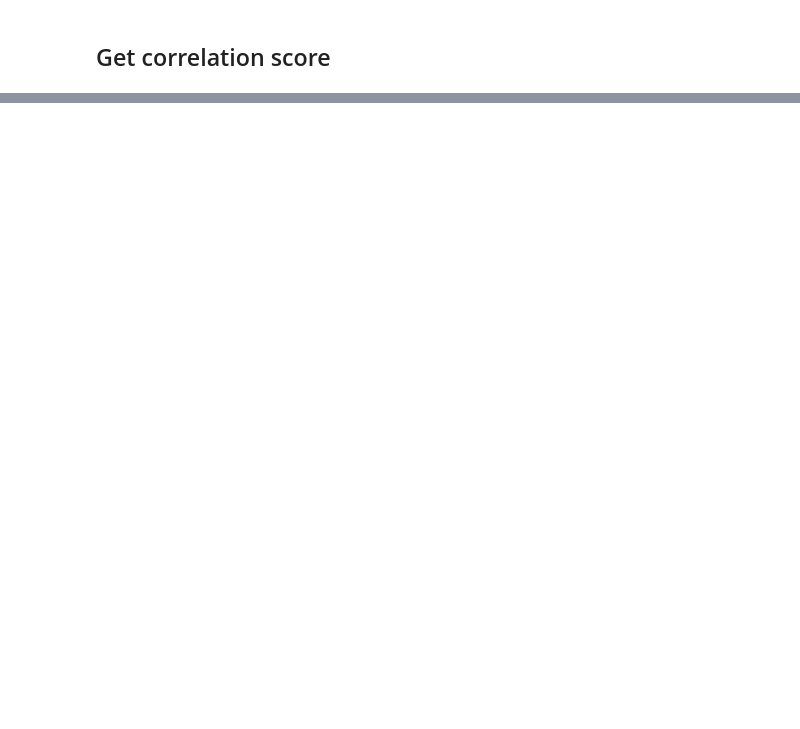
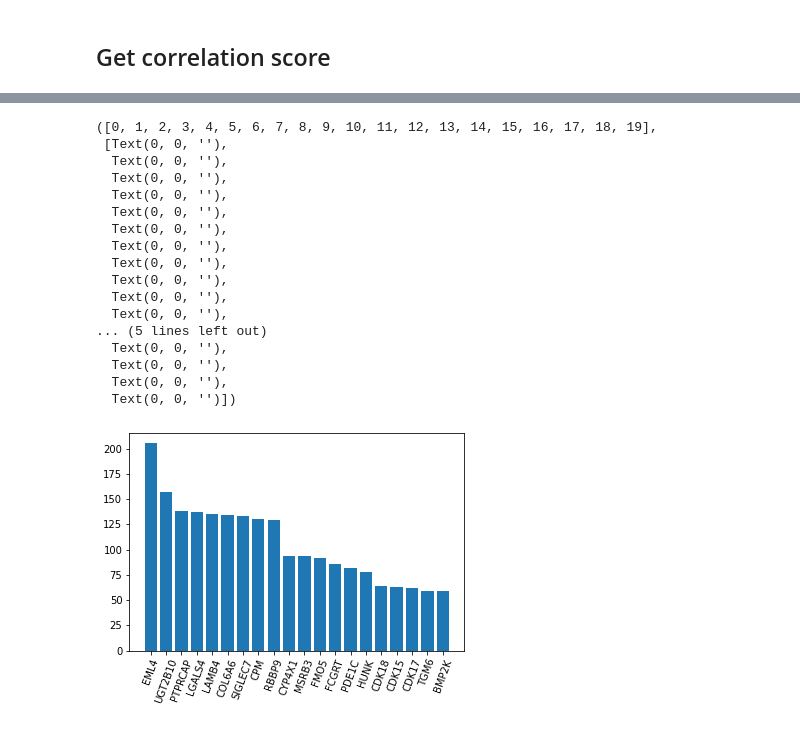
Before and after one commit to cannin/graph_neural_network_drug_response, a Jupyter notebook: notebook/Counting top20 correlation GO terms and genes.ipynb, the cells around one changed output, grey strips where cells are left out. Saved outputs shown, nothing was run; the diff lists cells and outputs as text; code cells hidden in the pictures; blank space fills up the shorter version.

```diff
--- a/notebook/Counting top20 correlation GO terms and genes.ipynb
+++ b/notebook/Counting top20 correlation GO terms and genes.ipynb
@@ -55,0 +61,13 @@ plt.xticks(rotation=70)
+# %%
+df = corr[corr['type'] == 'gene'].drop('type', axis=1)
+# %%
+t = []
+for i in [list(df[i].sort_values(ascending=False)[:20].index) for i in df.columns]:
+    t.extend(i)
+# %%
+res = pd.DataFrame([[i, t.count(i)] for i in set(t)]) \
+    .sort_values(1, ascending=False) \
+    .reset_index(drop=True)
+res.index = list(res[0])
+res = res.drop(0, axis=1)
+res.columns = ['counts']
@@ -55,0 +80,25 @@ plt.xticks(rotation=70)
+# %%
+plt.bar(
+    res[:20].index,
+    res[:20]['counts']
+)
+plt.xticks(rotation=70)
+# %% [output]
+([0, 1, 2, 3, 4, 5, 6, 7, 8, 9, 10, 11, 12, 13, 14, 15, 16, 17, 18, 19],
+ [Text(0, 0, ''),
+  Text(0, 0, ''),
+  Text(0, 0, ''),
+  Text(0, 0, ''),
+  Text(0, 0, ''),
+  Text(0, 0, ''),
+  Text(0, 0, ''),
+  Text(0, 0, ''),
+  Text(0, 0, ''),
+  Text(0, 0, ''),
+  Text(0, 0, ''),
+... (5 lines left out)
+  Text(0, 0, ''),
+  Text(0, 0, ''),
+  Text(0, 0, ''),
+  Text(0, 0, '')])
+[figure, added]
```
Also changed, not shown: parts of 8 cells of this notebook.
